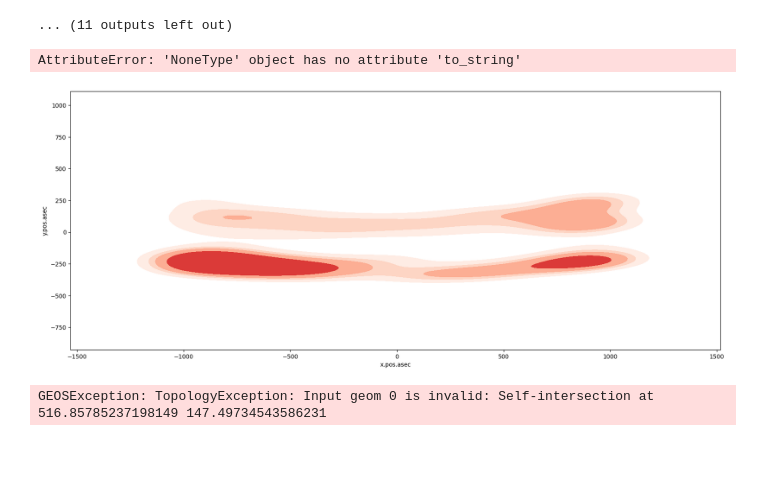
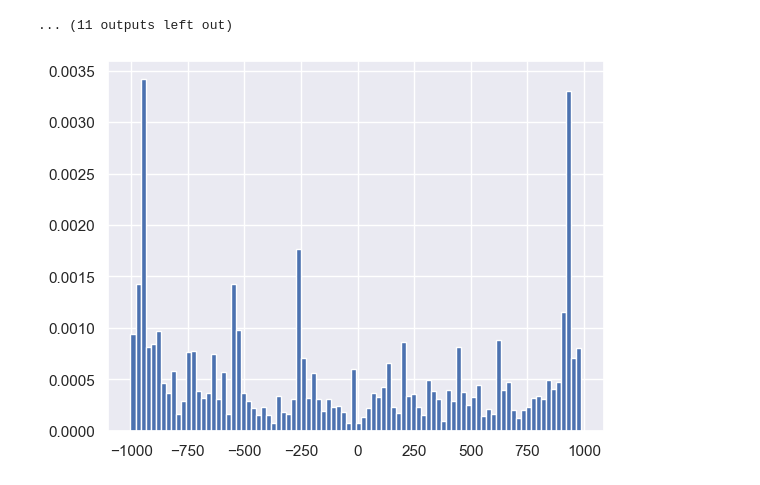
Before and after one commit to MEmshousen02/HeliosProjectDS, a Jupyter notebook: Main.ipynb, the cells around one changed output. Drawn from its saved outputs; the diff is of its cells as text; code cells hidden in the pictures; blank space fills up the shorter version.

Commit message:
Update Main.ipynb
Finished task1

```diff
--- a/Main.ipynb
+++ b/Main.ipynb
@@ -121,66 +121,3 @@ print(len(geodataframes))
 | 11680 | 84 | 18 | 7392.0 | 6-12 | 839 | -112 | 847 | 737 | ... |
 3017 rows × 22 columns
 ... (11 outputs left out)
-# %%
-currentbranch = geodataframes[3]
-#gonna modify this a bit to hold current branch
-
-# Create thresholds
-levels = [0.2,0.4,0.6,0.8,1]
-# Create plot
-f, ax = plt.subplots(ncols=1, figsize=(20, 8))
-# Kernel Density Estimation
-kde = sns.kdeplot(
-    ax=ax,
-    x=currentbranch['x.pos.asec'],
-    y= currentbranch['y.pos.asec'],
-    levels = levels,
-    fill=True,
-    cmap='Reds',
-    alpha=0.9
-)
-# Add a basemap
-ctx.add_basemap(ax=ax,crs = currentbranch.crs.to_string(), source=ctx.providers.CartoDB.Positron)
-ax.set_axis_off()
-plt.tight_layout()
-plt.show()
-
-
-#NOTICE
-#ignore error here, TA said as long as we have the x,y axis we should be good
-# %% [output]
-AttributeError: 'NoneType' object has no attribute 'to_string'
-[figure, removed]
-# %%
-#method 1 redone
-# currentbranch = geodataframes[3]
-
-
-level_polygons = []
-i = 0
-for col in kde.collections:
-    paths = []
-    # Loop through all polygons that have the same intensity level
-    for contour in col.get_paths():
-        # Create a polygon for the countour
-        # First polygon is the main countour, the rest are holes
-        for ncp,cp in enumerate(contour.to_polygons()):
-            x = currentbranch['x.pos.asec']
-            y = currentbranch['y.pos.asec']
-            intensity = currentbranch['total.counts']
-            new_shape = Polygon([(i[0], i[1]) for i in zip(x,y)])
-            if ncp == 0:
-                poly = new_shape
-            else:
-                # Remove holes, if any
-                poly = poly.difference(new_shape)
-
-        # Append polygon to list
-        paths.append(poly)
-    # Create a MultiPolygon for the contour
-    multi = MultiPolygon(paths)
-    # Append MultiPolygon and level as tuple to list
-    level_polygons.append((intensity.iloc[i], multi))
-    i+=1
-# %% [output]
-GEOSException: TopologyException: Input geom 0 is invalid: Self-intersection at 516.85785237198149 147.49734543586231
@@ -186,0 +131,11 @@ GEOSException: TopologyException: Input geom 0 is invalid: Self-intersection at
+# %%
+#method1
+
+x= currentbranch['x.pos.asec']
+y= currentbranch['total.counts']
+
+hist = plt.hist(x, bins=90, weights=y, density=True)
+
+# Now 'hist' will have y-values based on the 'total.counts' column, and x-values based on the 'x.pos.asec' column.
+# %% [output]
+[figure, added]
```
Also changed, not shown: parts of 11 cells of this notebook.
